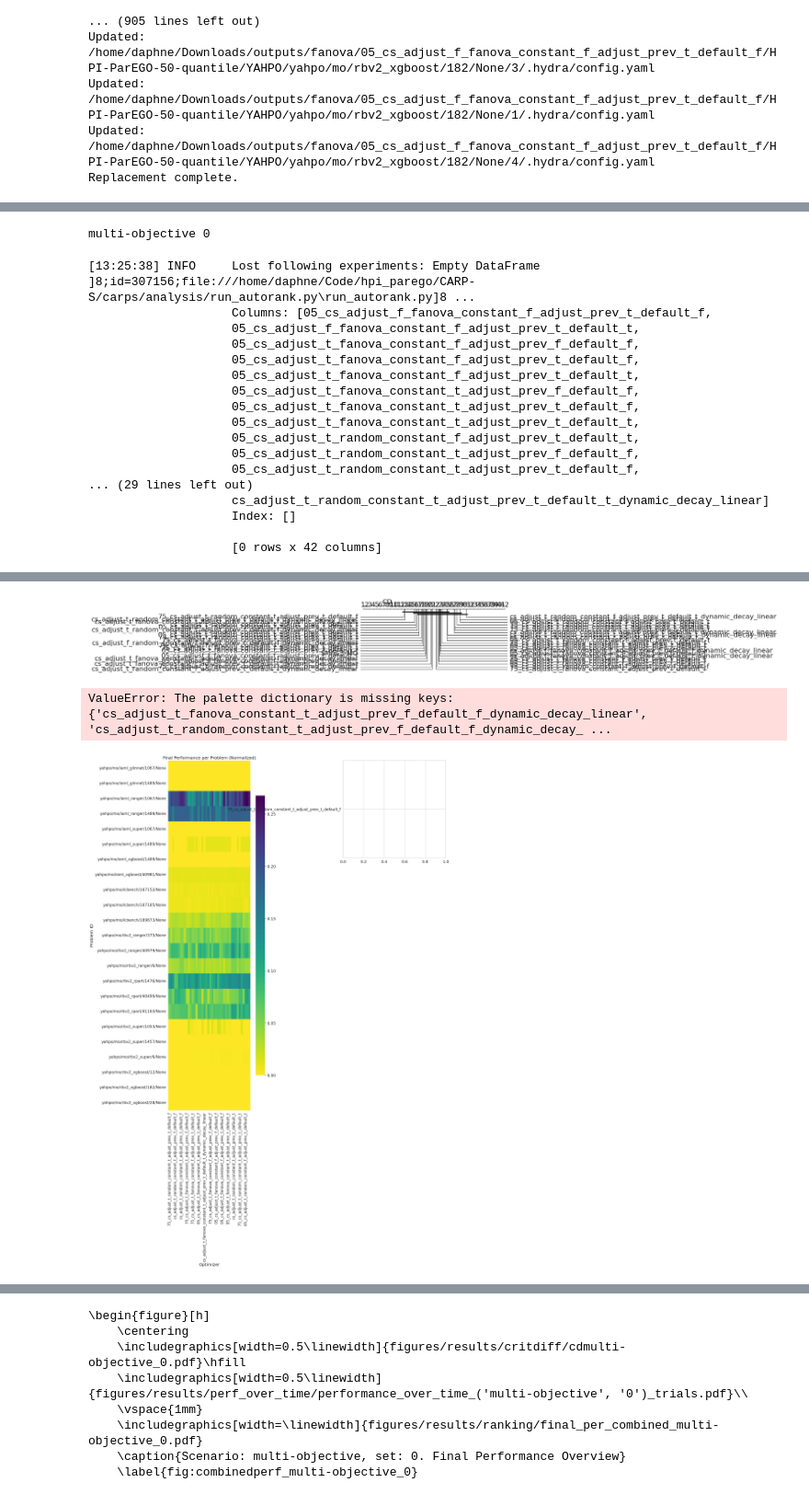
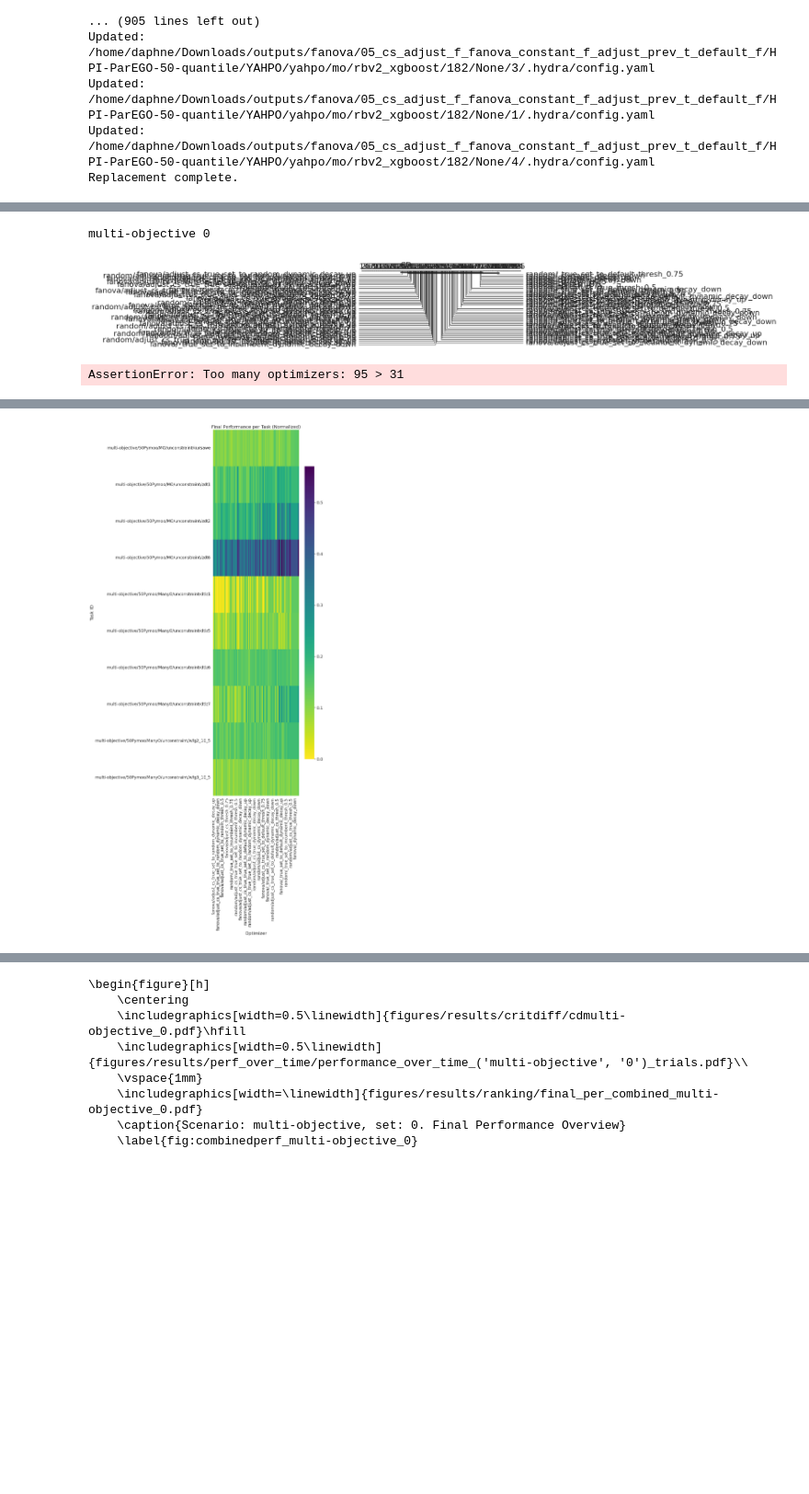
Before and after one commit to daphne12345/package_hpi_parego, a Jupyter notebook: plot_supplemental.ipynb, the cells around one changed output, grey strips where cells are left out. Shown at 92% size. Cells and saved outputs as stored; diff of their text form; code cells hidden in the pictures; blank space fills up the shorter version.

```diff
--- a/plot_supplemental.ipynb
+++ b/plot_supplemental.ipynb
@@ -123,7 +226,7 @@ linear_cs_adjust_t_hypershap_constant_f_adjust_prev_t_default_t_dynamic_decay_li
 import pandas as pd
 from carps.analysis.gather_data import normalize_logs, get_interpolated_performance_df
 
-fn = "/home/daphne/Downloads/outputs/compare_3/logs.parquet"
+fn = "/home/daphne/Downloads/outputs/results/all/logs.parquet"
 df = pd.read_parquet(fn)
 df = normalize_logs(df)
 if 'set' not in df.columns:
@@ -151,25 +254,10 @@ from carps.analysis.plot_ranking import plot_ranking
 
 setup_seaborn()
 
-for (scenario, set_id), gdf in df.groupby(by=["scenario", "set"]):
-    print(scenario, set_id)
-    plot_ranking(gdf=gdf, scenario=scenario, set_id=set_id)
+for (task_type, set_id), gdf in df.groupby(by=["task_type", "set"]):
+    print(task_type, set_id)
+    plot_ranking(gdf=gdf, task_type=task_type, set_id=set_id)
 # %% [output]
 multi-objective 0
+[figure, new version]
-[13:25:38] INFO     Lost following experiments: Empty DataFrame                                 ]8;id=307156;file:///home/daphne/Code/hpi_parego/CARP-S/carps/analysis/run_autorank.py\run_autorank.py]8 ...
-                    Columns: [05_cs_adjust_f_fanova_constant_f_adjust_prev_t_default_f,
-                    05_cs_adjust_f_fanova_constant_f_adjust_prev_t_default_t,
-                    05_cs_adjust_t_fanova_constant_f_adjust_prev_f_default_f,
-                    05_cs_adjust_t_fanova_constant_f_adjust_prev_t_default_f,
-                    05_cs_adjust_t_fanova_constant_f_adjust_prev_t_default_t,
-                    05_cs_adjust_t_fanova_constant_t_adjust_prev_f_default_f,
-                    05_cs_adjust_t_fanova_constant_t_adjust_prev_t_default_f,
-                    05_cs_adjust_t_fanova_constant_t_adjust_prev_t_default_t,
-                    05_cs_adjust_t_random_constant_f_adjust_prev_t_default_t,
-                    05_cs_adjust_t_random_constant_t_adjust_prev_f_default_f,
-                    05_cs_adjust_t_random_constant_t_adjust_prev_t_default_f,
-... (29 lines left out)
-                    cs_adjust_t_random_constant_t_adjust_prev_t_default_t_dynamic_decay_linear]
-                    Index: []
-
-                    [0 rows x 42 columns]
+AssertionError: Too many optimizers: 95 > 31
@@ -193,6 +264,4 @@ cs_adjust_t_random_constant_f_adjust_prev_t_default_t_dynamic_decay_linear  smal
-[figure, old version]
-ValueError: The palette dictionary is missing keys: {'cs_adjust_t_fanova_constant_t_adjust_prev_f_default_f_dynamic_decay_linear', 'cs_adjust_t_random_constant_t_adjust_prev_f_default_f_dynamic_decay_ ...
-[figure, old version]
+[figure, new version]
 # %%
 import importlib
 import matplotlib.pyplot as plt
```
Also changed, not shown: parts of 18 cells of this notebook, 1 other file.
